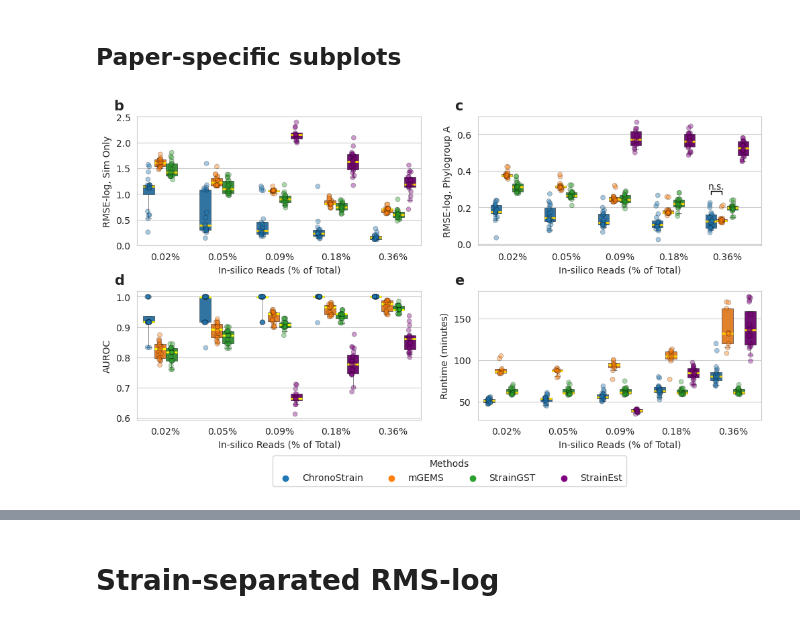
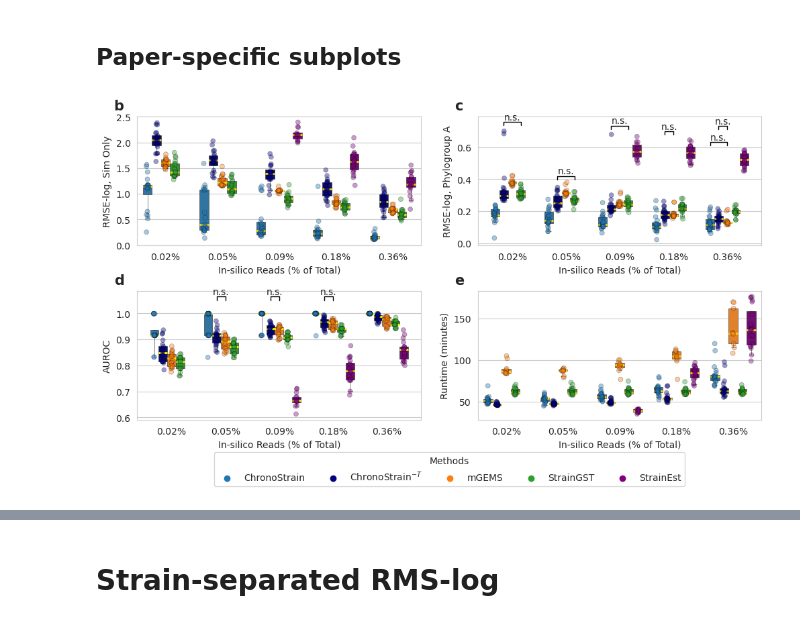
Before and after one commit to gibsonlab/chronostrain, a Jupyter notebook: examples/semisynthetic/notebooks/evaluation_semisynthetic.ipynb, the cells around one changed output, grey strips where cells are left out. Cells and saved outputs as stored; diff of their text form; code cells hidden in the pictures.

```diff
--- a/examples/semisynthetic/notebooks/evaluation_semisynthetic.ipynb
+++ b/examples/semisynthetic/notebooks/evaluation_semisynthetic.ipynb
@@ -249,0 +264,21 @@ display(err_df)
+# %%
+err_df = pd.concat([
+    chronostrain_err_df.assign(
+        AUROC=chronostrain_err_df['AUROC_abundance'],
+        # AUROC=chronostrain_err_df['AUROC_posterior']
+    ),
+    chronostrain_indiv_err_df.assign(
+        # AUROC=chronostrain_indiv_err_df['AUROC_abundance'],
+        AUROC=chronostrain_indiv_err_df['AUROC_posterior']  # for the "indiv" runs, the posterior is (TxS), no collapsing is performed so this is fair to use!
+    ),
+    mgems_hierarchical_err_df.assign(Method='mGEMS').assign(
+        AUROC=mgems_hierarchical_err_df['AUROC']  # don't use AUROC_Collapsed, keep the full TxS classification
+    ),
+    straingst_err_df.assign(
+        AUROC=straingst_err_df['AUROC']
+    ),
+    strainest_err_df.assign(
+        AUROC=strainest_err_df['AUROC']
+    )
+], ignore_index=True)
+display(err_df)
@@ -266,6 +317,8 @@ def compute_pvalue_df(metrics_df: pd.DataFrame, base_methods: List[str], compara
     for cat_value, cat_section in metrics_df.groupby(category):
         rd_section = cat_section.sort_values('Trial')
         for method, method2 in itertools.product(base_methods, comparator_methods):
+            if method == method2:
+                continue
             entry = {
                 category: cat_value,
                 'Method': method,
@@ -292,6 +345,7 @@ def compute_pvalue_df(metrics_df: pd.DataFrame, base_methods: List[str], compara
                 statistic, pvalue = scipy.stats.wilcoxon(a, b, alternative=alt)
 
                 entry[f'Pval_{y}'] = pvalue
+                entry[f'Stat_{y}'] = statistic
             pvalue_entries.append(entry)
     pvalues = pd.DataFrame(pvalue_entries)
 
@@ -307,8 +361,8 @@ def compute_pvalue_df(metrics_df: pd.DataFrame, base_methods: List[str], compara
 # %%
 pvalues = compute_pvalue_df(
     err_df,
-    base_methods=['ChronoStrain'],
-    comparator_methods=['mGEMS', 'StrainGST', 'StrainEst'],
+    base_methods=['ChronoStrain', 'ChronoStrain_Indiv'],
+    comparator_methods=['ChronoStrain_Indiv', 'mGEMS', 'StrainGST', 'StrainEst'],
     y_cols=['TVErrorSim', 'TVErrorA', 'RMSErrorSim', 'RMSErrorA', 'RankCorrelationSim', 'RankCorrelationA', 'AUROC']
 )
 display(pvalues)
@@ -424,20 +548,27 @@ gs = gridspec.GridSpec(ncols=2, nrows=3, figure=fig, height_ratios=[10, 10, 1],
 
 sb.set_style("whitegrid")
 
-method_order = ['ChronoStrain', 'mGEMS', 'StrainGST', 'StrainEst']
+method_order = ['ChronoStrain', 'ChronoStrain_Indiv', 'mGEMS', 'StrainGST', 'StrainEst']
 colors = sb.color_palette("tab10")
 method_palette = {
     'ChronoStrain': colors[0],
+    'ChronoStrain_Indiv': 'navy',
     'mGEMS': colors[1],
-    'mGEMS-h': 'orangered',
     'StrainGST': colors[2],
     'StrainEst': 'purple',
+}
+method_labels = {
+    'ChronoStrain': 'ChronoStrain',
+    'ChronoStrain_Indiv': r'ChronoStrain$^{-T}$',
+    'mGEMS': 'mGEMS',
+    'StrainGST': 'StrainGST',
+    'StrainEst': 'StrainEst',
 }
 
 
 legend_ax = fig.add_subplot(gs[-1, :])
 handles, labels = zip(*[
-    (legend_ax.scatter([], [], facecolors=method_palette[m]), m)
+    (legend_ax.scatter([], [], facecolors=method_palette[m]), method_labels[m])
     for m in method_order
 ])
 method_legend = legend_ax.legend(handles, labels, title="Methods", bbox_to_anchor=(0.5, -1), loc="lower center", ncol=len(method_order))
@@ -458,7 +589,7 @@ ax = fig.add_subplot(gs[0, 0])
 ax.set_ylabel("RMSE-log, Sim Only")
 sb.stripplot(err_df, x='ReadDepthPct', order=x_order, y='RMSErrorSim', hue='Method', dodge=True, ax=ax, legend=False, linewidth=0.4, edgecolor='black', alpha=0.4, hue_order=method_order, palette=method_palette)
 sb.boxplot(err_df, x='ReadDepthPct', order=x_order, y='RMSErrorSim', hue='Method', ax=ax, hue_order=method_order, palette=method_palette, linewidth=0.4, color='black', showfliers=False, medianprops={"color": "gold", "linewidth": 2}, whis=(0.025, 0.975))
-annotate_pvalues(ax, pvalues, err_df, 'RMSErrorSim', 0.05, method_order)
+annotate_pvalues(ax, pvalues, err_df, 'RMSErrorSim', 0.05, method_order, y_offset_factor=0.05)
 ax.set_xlabel('In-silico Reads (% of Total)')
 ax.legend([],[], frameon=False)
 axes.append(ax)
@@ -477,7 +608,7 @@ ax = fig.add_subplot(gs[0, 1])
 ax.set_ylabel("RMSE-log, Phylogroup A")
 sb.stripplot(err_df, x='ReadDepthPct', order=x_order, y='RMSErrorA', hue='Method', dodge=True, ax=ax, legend=False, linewidth=0.4, edgecolor='black', alpha=0.4, hue_order=method_order, palette=method_palette)
 sb.boxplot(err_df, x='ReadDepthPct', order=x_order, y='RMSErrorA', hue='Method', ax=ax, hue_order=method_order, palette=method_palette, linewidth=0.4, color='black', showfliers=False, medianprops={"color": "gold", "linewidth": 2}, whis=(0.025, 0.975))
-annotate_pvalues(ax, pvalues, err_df, 'RMSErrorA', 0.05, method_order)
+annotate_pvalues(ax, pvalues, err_df, 'RMSErrorA', 0.05, method_order, y_offset_factor=0.05)
 ax.set_xlabel('In-silico Reads (% of Total)')
 ax.legend([],[], frameon=False)
 axes.append(ax)
@@ -485,31 +616,31 @@ axes.append(ax)
 ax = fig.add_subplot(gs[1, 0])
 ax.set_ylabel("AUROC")
 sb.stripplot(err_df, x='ReadDepthPct', order=x_order, y='AUROC', hue='Method', dodge=True, ax=ax, legend=False, linewidth=0.4, edgecolor='black', alpha=0.4, hue_order=method_order, palette=method_palette)
 sb.boxplot(err_df, x='ReadDepthPct', order=x_order, y='AUROC', hue='Method', ax=ax, hue_order=method_order, palette=method_palette, linewidth=0.4, color='black', showfliers=False, medianprops={"color": "yellow", "linewidth": 2}, whis=(0.025, 0.975))
 annotate_pvalues(ax, pvalues, err_df, 'AUROC', 0.05, method_order, y_offset_factor=0.05, dy=0.015)
 ax.set_xlabel('In-silico Reads (% of Total)')
 ax.legend([],[], frameon=False)
 axes.append(ax)
 
 # grouped_result = err_df.loc[err_df['Method'] == 'ChronoStrain'].groupby('ReadDepth')['RankCorrelation'].median()
 # ax.plot(np.arange(6), grouped_result.to_numpy())
 ax = fig.add_subplot(gs[1, 1])
 ax.set_ylabel("Runtime (minutes)")
 err_df['RuntimeMinutes'] = err_df['Runtime'] * 0.001 * (1/60) # milliseconds to minutes
 sb.stripplot(err_df, x='ReadDepthPct', order=x_order, y='RuntimeMinutes', hue='Method', dodge=True, ax=ax, legend=False, linewidth=0.4, edgecolor='black', alpha=0.4, hue_order=method_order, palette=method_palette)
 sb.boxplot(err_df, x='ReadDepthPct', order=x_order, y='RuntimeMinutes', hue='Method', ax=ax, hue_order=method_order, palette=method_palette, linewidth=0.4, color='black', showfliers=False, medianprops={"color": "gold", "linewidth": 2}, whis=(0.025, 0.975))
 ax.set_xlabel('In-silico Reads (% of Total)')
 ax.legend([],[], frameon=False)
 axes.append(ax)
 # ax.set_yscale('log')
 
 
 
 
 
 add_figure_labels(fig, axes, ['b', 'c', 'd', 'e'])
 
 fig.tight_layout()
 plt.savefig(plots_dir / 'semisynthetic_fixed_paper.pdf', format='pdf', bbox_inches='tight')
 # %% [output]
-[figure, old version]
+[figure, new version]
```
Also changed, not shown: parts of 24 cells of this notebook, 5 other files.
